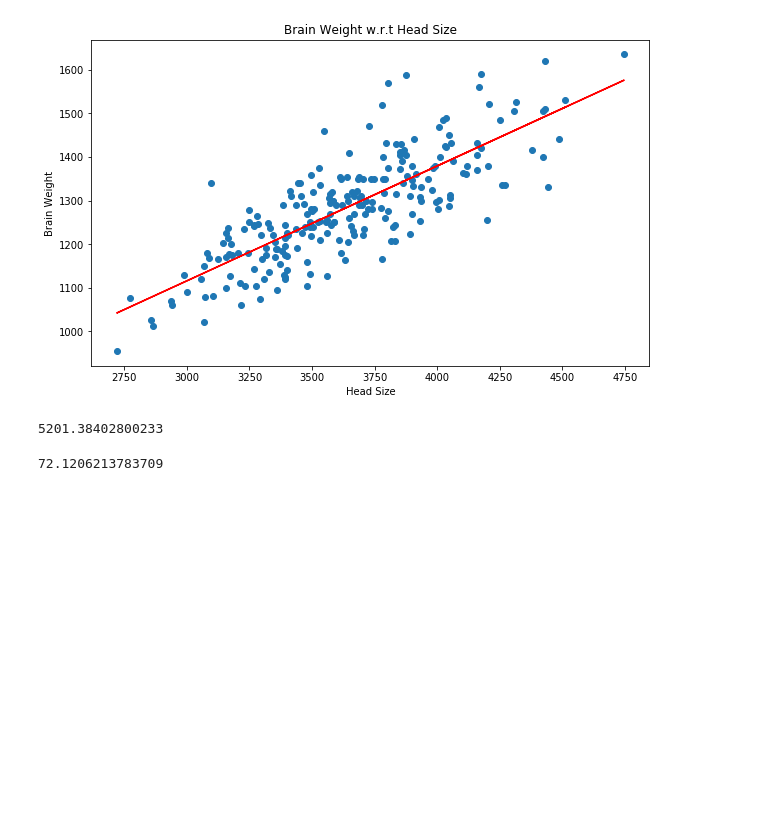
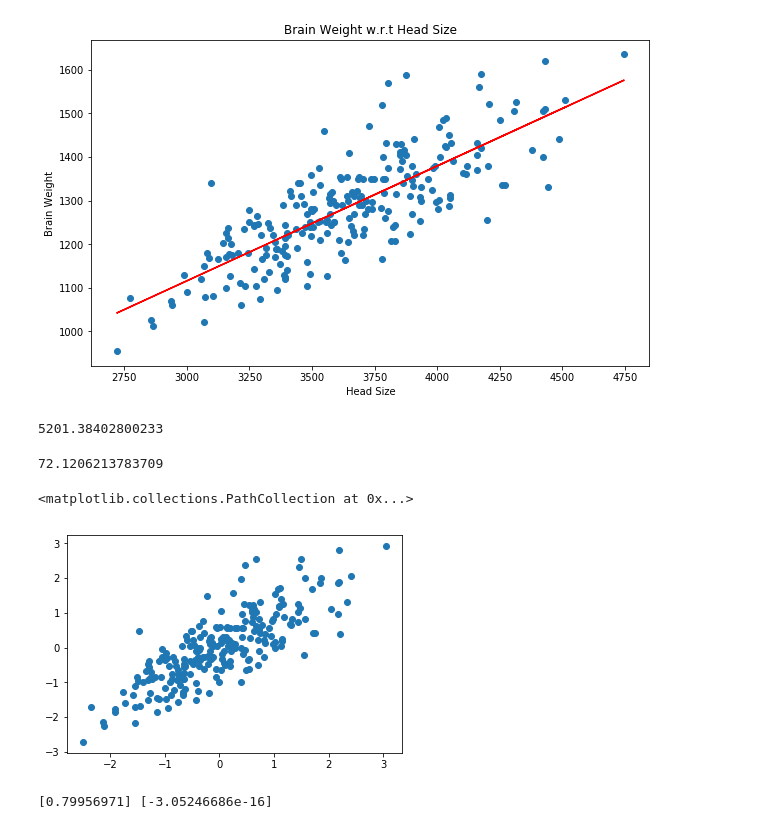
Before and after one commit to ravi4all/MachineLearning_JuneMorning_19, a Jupyter notebook: MachineLearning/01-LinearRegression/LinearRegressionPython.ipynb, the cells around one changed output. Cells and saved outputs as stored; diff of their text form; code cells hidden in the pictures; blank space fills up the shorter version.

```diff
--- a/MachineLearning/01-LinearRegression/LinearRegressionPython.ipynb
+++ b/MachineLearning/01-LinearRegression/LinearRegressionPython.ipynb
@@ -19,8 +19,8 @@ dataset.head()
 # %%
 import matplotlib.pyplot as plt
 # %%
-X = dataset['Head Size(cm^3)']
-y = dataset['Brain Weight(grams)']
+X = dataset['Head Size(cm^3)'].values
+y = dataset['Brain Weight(grams)'].values
 # %%
 plt.scatter(X,y)
 # %% [output]
@@ -100,0 +103,31 @@ rmse
+# %%
+X = X.reshape(-1,1)
+y = y.reshape(-1,1)
+# %%
+sc = StandardScaler()
+X = sc.fit_transform(X)
+y = sc.fit_transform(y)
+# %%
+plt.scatter(X,y)
+# %% [output]
+<matplotlib.collections.PathCollection at 0x...>
+[figure, added]
+# %%
+slope = 0
+intercept = 0
+
+epochs = 10000
+alpha = 0.003
+n = len(y)
+
+for i in range(epochs):
+    y_pred = slope * X + intercept
+    D_slope = (-2/n) * sum(X * (y - y_pred))
+    D_intercept = (-2/n) * sum(y - y_pred)
+    slope = slope - alpha * D_slope
+    intercept = intercept - alpha * D_intercept
+#     print(slope, intercept)
+
+print(slope, intercept)
+# %% [output]
+[0.79956971] [-3.05246686e-16]
```
Also changed, not shown: parts of 13 cells of this notebook, 2 other files.
